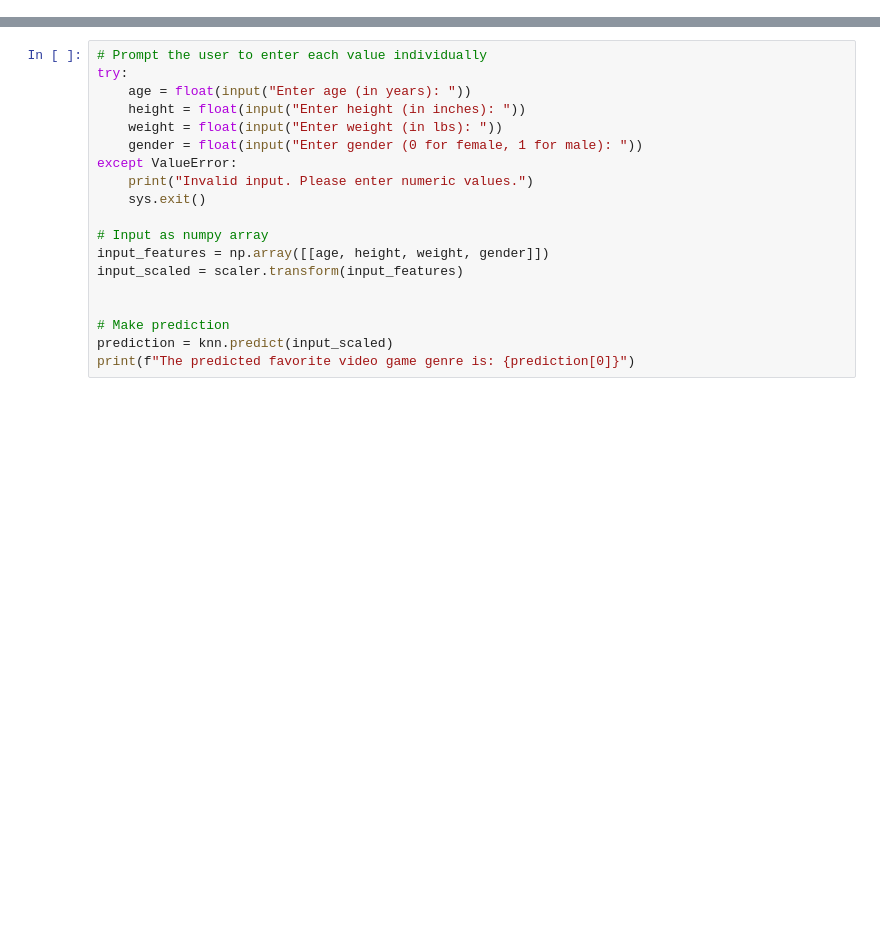
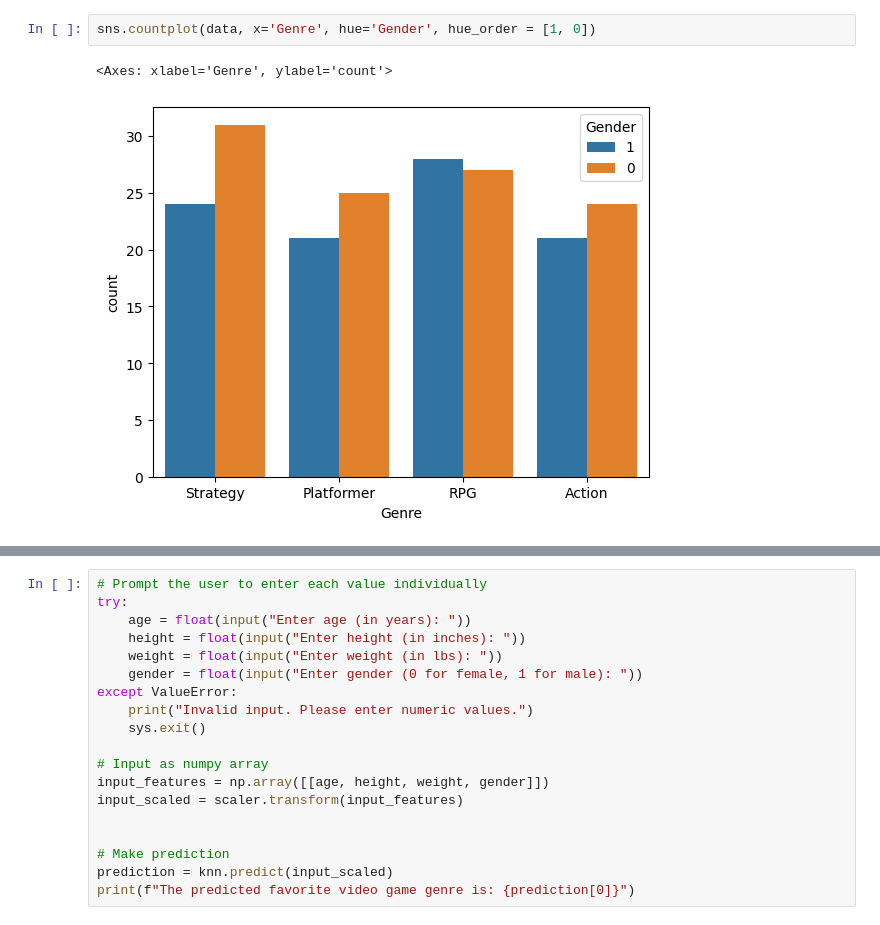
Before and after one commit to Ken-Alviola/CSC525, a Jupyter notebook: Mod2CT_test.ipynb, the cells around one changed output, grey strips where cells are left out. Saved outputs shown, nothing was run; the diff lists cells and outputs as text; blank space fills up the shorter version.

```diff
--- a/Mod2CT_test.ipynb
+++ b/Mod2CT_test.ipynb
@@ -0,0 +128,5 @@
+# %%
+sns.countplot(data, x='Genre', hue='Gender', hue_order = [1, 0])
+# %% [output]
+<Axes: xlabel='Genre', ylabel='count'>
+[figure, added]
```
Also changed, not shown: parts of 19 cells of this notebook.
